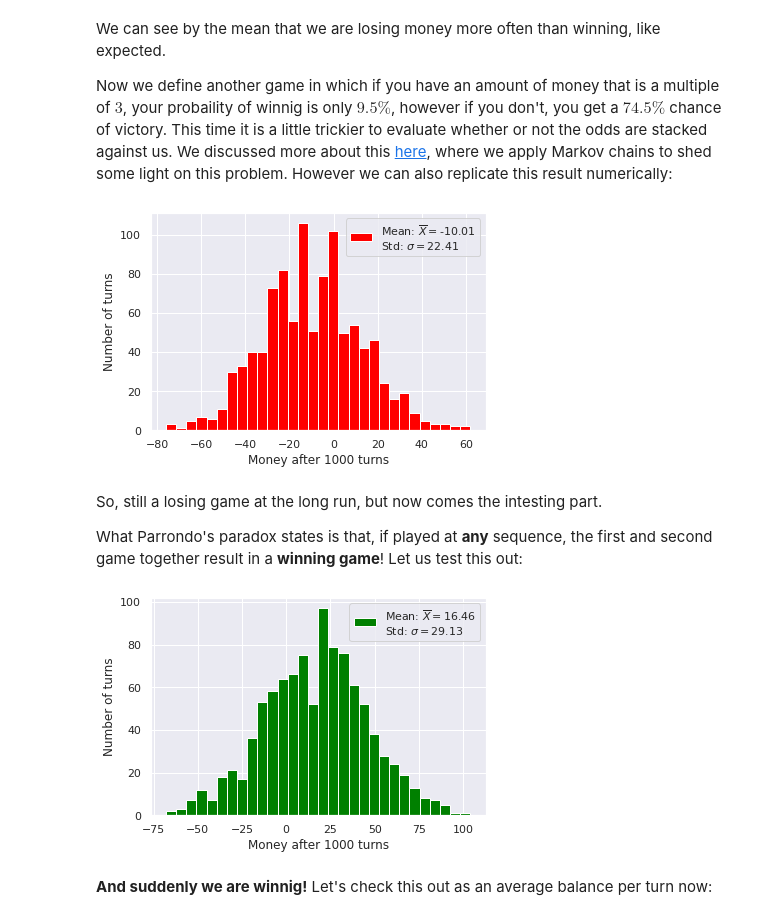
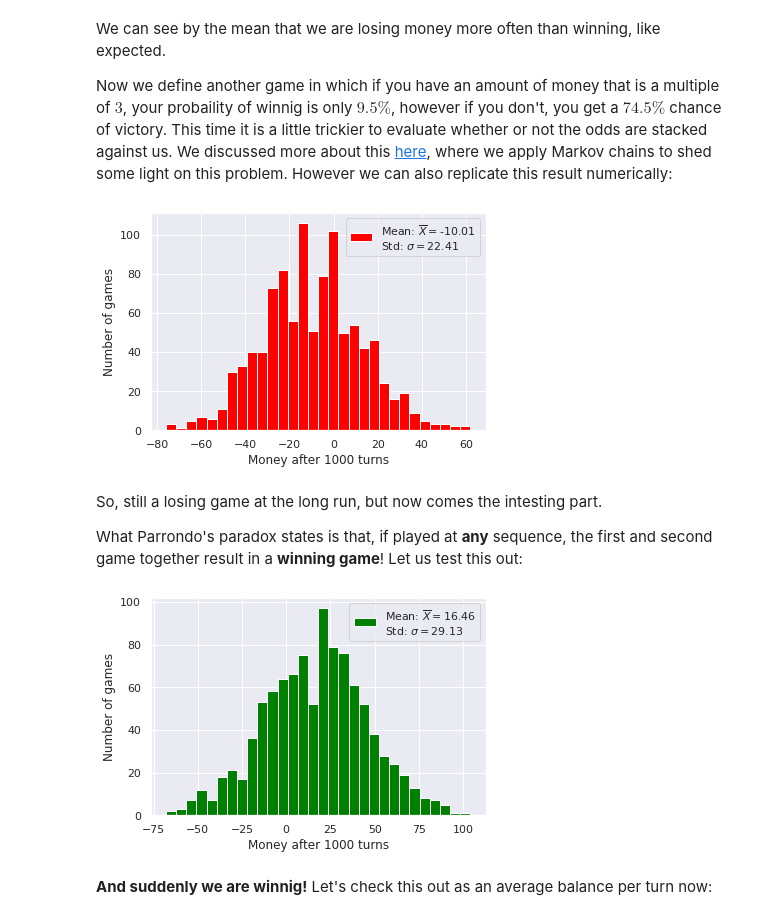
Before and after one commit to LFRusso/lfrusso.github.io, a Jupyter notebook: assets/posts/2020/08/parrondo/code/parrondo.ipynb, the cells around one changed output. Saved outputs shown, nothing was run; the diff lists cells and outputs as text; code cells hidden in the pictures.

```diff
--- a/assets/posts/2020/08/parrondo/code/parrondo.ipynb
+++ b/assets/posts/2020/08/parrondo/code/parrondo.ipynb
@@ -161,35 +164,35 @@ final_balance_v = np.zeros(N_GAMES)
 
 # Repeat the whole game multiple times
 for j in range(N_GAMES):
   ## Resetting player balance
   balance = 0
   for i in range(N_PLAYS):
     # Checking if the balance is a multiple of 3 (play the bad game)
     if (balance%3 == 0):
       P = P1
     # Playing the good game
     else:
       P = P2
     if (P > np.random.uniform(low=0.0, high=1.0)):
       balance += 1
     else:
       balance -= 1
 
   # Saving result at the end of the game
   final_balance_v[j] = balance
 
 # Calculating the mean and standard deviation for the result
 mean = np.mean(final_balance_v)
 std = np.std(final_balance_v)
 
 # Plotting the final balance as a histogram
 plt.hist(final_balance_v, bins = 30, label="Mean: $\overline{X} = $"+str(round(mean,2))+"\nStd: $\sigma = $"+str(round(std,2)), color='red')
 plt.xlabel("Money after " + str(N_PLAYS) + " turns")
-plt.ylabel("Number of turns")
+plt.ylabel("Number of games")
 plt.legend()
 plt.show()
 # %% [output]
-[figure, old version]
+[figure, new version]
 # %% [markdown]
 So, still a losing game at the long run, but now comes the intesting part.
 
@@ -245,11 +248,11 @@ std = np.std(final_balance_v)
 # Plotting the final balance as a histogram
 plt.hist(final_balance_v, bins = 30, label="Mean: $\overline{X} = $"+str(round(mean,2))+"\nStd: $\sigma = $"+str(round(std,2)), color='green')
 plt.xlabel("Money after " + str(N_PLAYS) + " turns")
-plt.ylabel("Number of turns")
+plt.ylabel("Number of games")
 plt.legend()
 plt.show()
 # %% [output]
-[figure, old version]
+[figure, new version]
 # %% [markdown]
 **And suddenly we are winnig!** Let's check this out as an average balance per turn now:
 # %%
```
Also changed, not shown: parts of 4 cells of this notebook, 6 other files.
